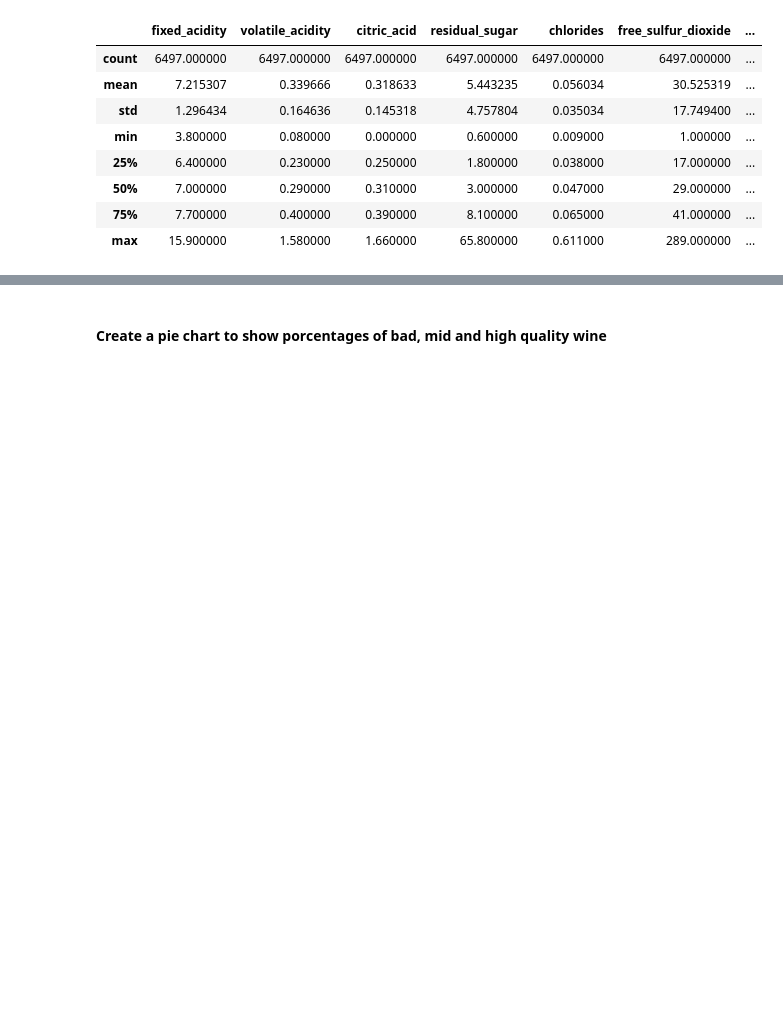
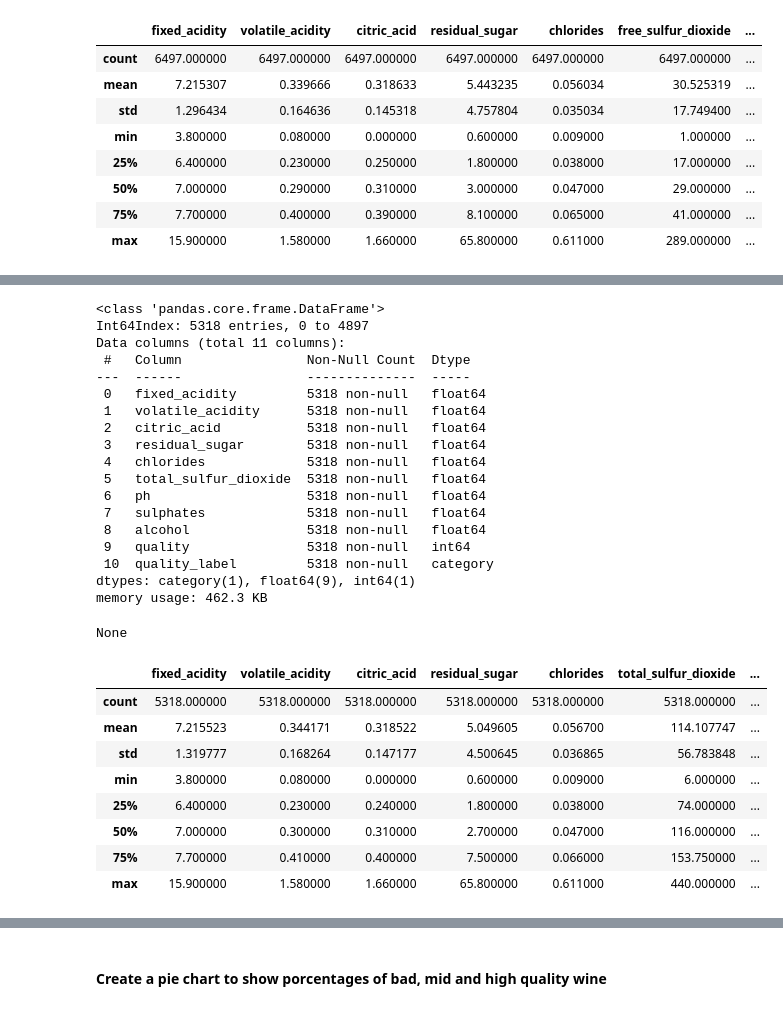
Before and after one commit to MaxLopezSalgado/wine_quality, a Jupyter notebook: wine_quality.ipynb, the cells around one changed output, grey strips where cells are left out. Saved outputs shown, nothing was run; the diff lists cells and outputs as text; code cells hidden in the pictures; blank space fills up the shorter version.

```diff
--- a/wine_quality.ipynb
+++ b/wine_quality.ipynb
@@ -405,0 +440,41 @@ display(wine_concat.describe())
+# %%
+# drop density and free_sulfur_dioxide columns since they are not important
+wine_concat = wine_concat.drop(columns=['density', 'free_sulfur_dioxide'])
+
+# check the shape of the data
+wine_concat.shape
+
+# check the info of the data
+display(wine_concat.info())
+
+# check the descriptive statistics of the data
+display(wine_concat.describe())
+# %% [output]
+<class 'pandas.core.frame.DataFrame'>
+Int64Index: 5318 entries, 0 to 4897
+Data columns (total 11 columns):
+ #   Column                Non-Null Count  Dtype
+---  ------                --------------  -----
+ 0   fixed_acidity         5318 non-null   float64
+ 1   volatile_acidity      5318 non-null   float64
+ 2   citric_acid           5318 non-null   float64
+ 3   residual_sugar        5318 non-null   float64
+ 4   chlorides             5318 non-null   float64
+ 5   total_sulfur_dioxide  5318 non-null   float64
+ 6   ph                    5318 non-null   float64
+ 7   sulphates             5318 non-null   float64
+ 8   alcohol               5318 non-null   float64
+ 9   quality               5318 non-null   int64
+ 10  quality_label         5318 non-null   category
+dtypes: category(1), float64(9), int64(1)
+memory usage: 462.3 KB
+None
+|  | fixed_acidity | volatile_acidity | citric_acid | residual_sugar | chlorides | total_sulfur_dioxide | ... |
+| count | 5318.000000 | 5318.000000 | 5318.000000 | 5318.000000 | 5318.000000 | 5318.000000 | ... |
+| mean | 7.215523 | 0.344171 | 0.318522 | 5.049605 | 0.056700 | 114.107747 | ... |
+| std | 1.319777 | 0.168264 | 0.147177 | 4.500645 | 0.036865 | 56.783848 | ... |
+| min | 3.800000 | 0.080000 | 0.000000 | 0.600000 | 0.009000 | 6.000000 | ... |
+| 25% | 6.400000 | 0.230000 | 0.240000 | 1.800000 | 0.038000 | 74.000000 | ... |
+| 50% | 7.000000 | 0.300000 | 0.310000 | 2.700000 | 0.047000 | 116.000000 | ... |
+| 75% | 7.700000 | 0.410000 | 0.400000 | 7.500000 | 0.066000 | 153.750000 | ... |
+| max | 15.900000 | 1.580000 | 1.660000 | 65.800000 | 0.611000 | 440.000000 | ... |
```
Also changed, not shown: parts of 22 cells of this notebook.
